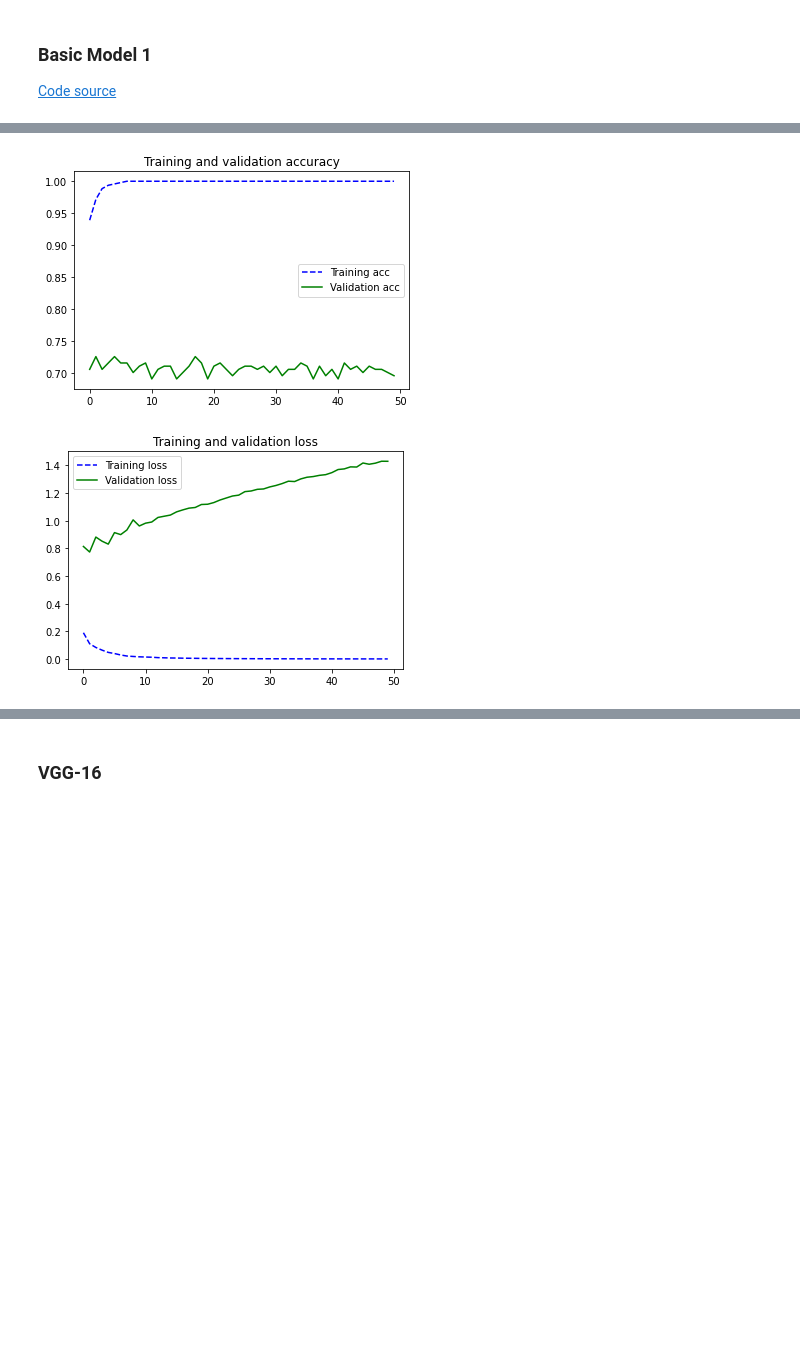
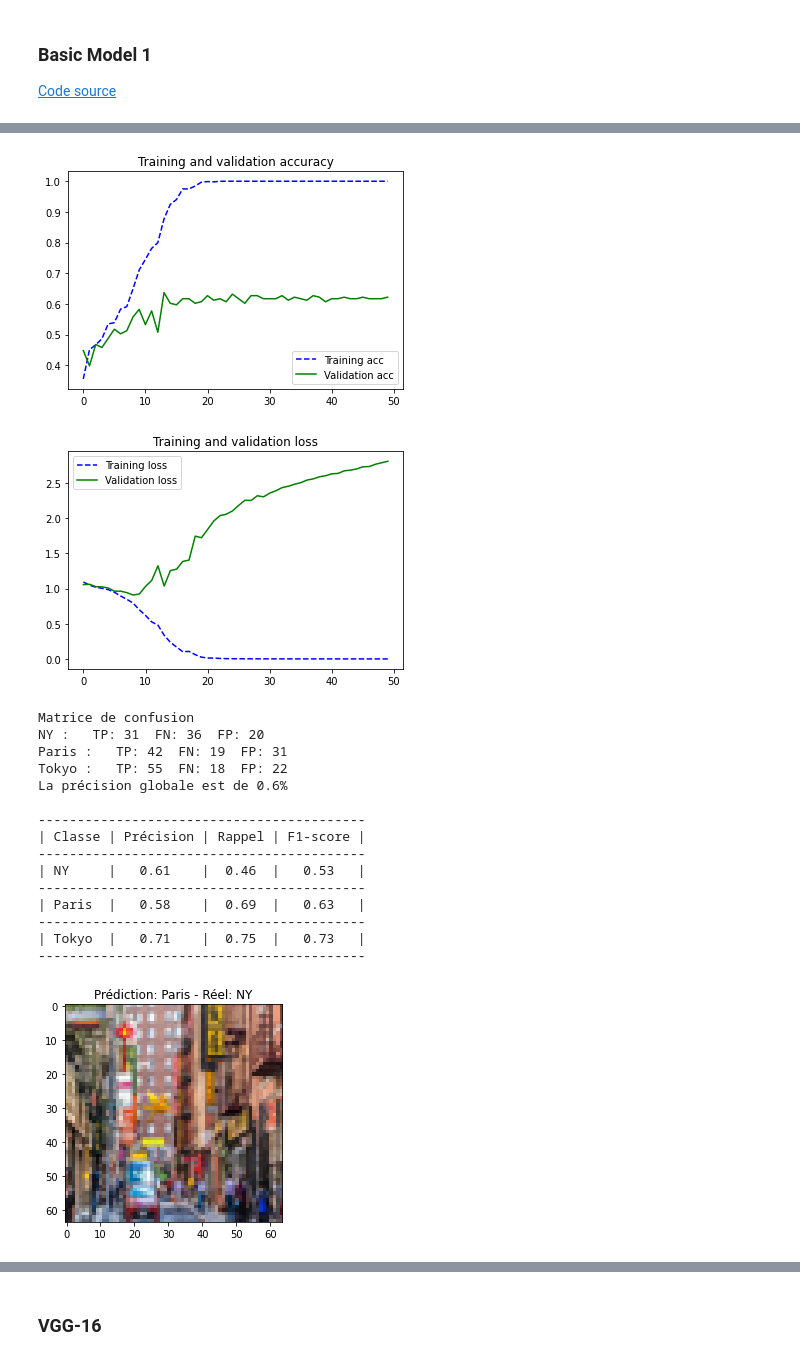
Before and after one commit to TCD32/Projet-CapitalsLearning, a Jupyter notebook: src/CapitalsLearning.ipynb, the cells around one changed output, grey strips where cells are left out. Saved outputs shown, nothing was run; the diff lists cells and outputs as text; code cells hidden in the pictures; blank space fills up the shorter version.

```diff
--- a/src/CapitalsLearning.ipynb
+++ b/src/CapitalsLearning.ipynb
@@ -92,7 +92,7 @@ def show_prediction(x, y, y_pred=[], id=None, image_size=64):
   plt.imshow(img)
   plt.show()
 # %%
-def show_analye(x_test, y_test):
+def show_analye(x_test, y_test, model):
     y_pred = model.predict(x_test)
 
     class_res, accuracy = global_accuracy(y_test, y_pred)
@@ -228,6 +227,24 @@ KeyboardInterrupt:
 # %%
 # Analyse des résultats
 plot_training_analysis(history_bm1, 'accuracy')
+
+show_analye(x_test, y_test, model)
 # %% [output]
-[figure, old version]
+[figure, new version]
-[figure, old version]
+[figure, new version]
+Matrice de confusion
+NY :   TP: 31  FN: 36  FP: 20
+Paris :   TP: 42  FN: 19  FP: 31
+Tokyo :   TP: 55  FN: 18  FP: 22
+La précision globale est de 0.6%
+
+------------------------------------------
+| Classe | Précision | Rappel | F1-score |
+------------------------------------------
+| NY     |   0.61    |  0.46  |   0.53   |
+------------------------------------------
+| Paris  |   0.58    |  0.69  |   0.63   |
+------------------------------------------
+| Tokyo  |   0.71    |  0.75  |   0.73   |
+------------------------------------------
+[figure, added]
```
Also changed, not shown: parts of 13 cells of this notebook.
